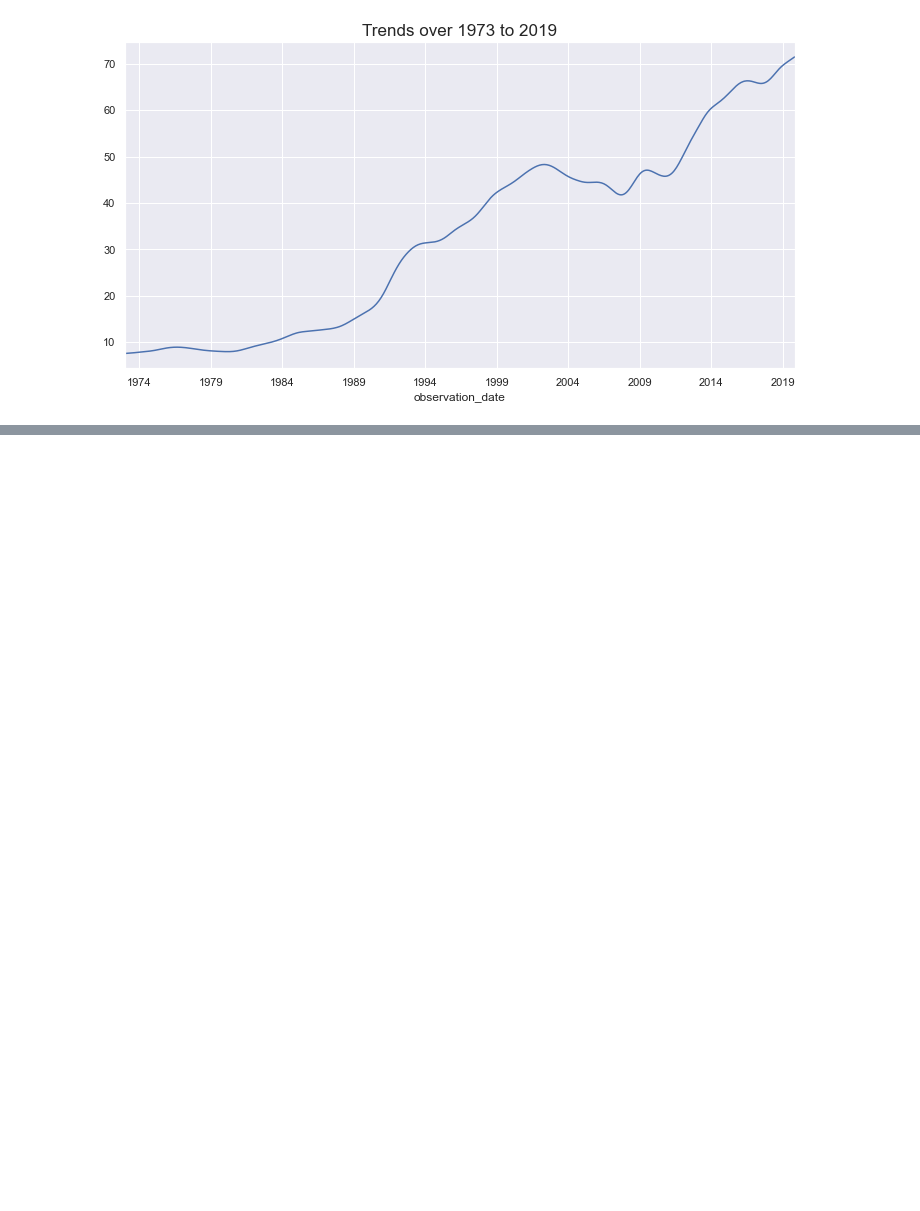
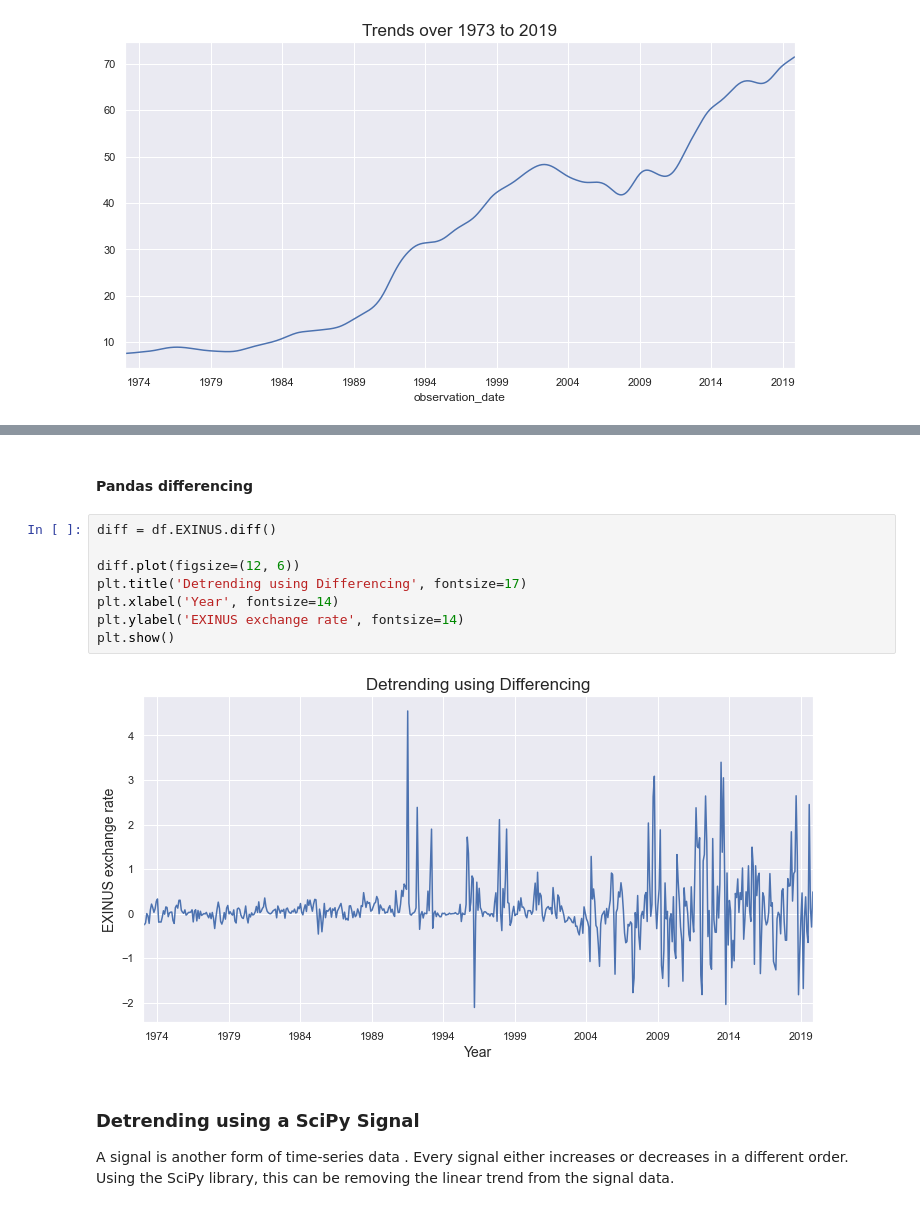
Before and after one commit to dissagaliyeva/python, a Jupyter notebook: time_series/characteristics.ipynb, the cells around one changed output, grey strips where cells are left out. Saved outputs shown, nothing was run; the diff lists cells and outputs as text; blank space fills up the shorter version.

Commit message:
HP, Scipy Signal, Differencing introduction

```diff
--- a/time_series/characteristics.ipynb
+++ b/time_series/characteristics.ipynb
@@ -44,0 +52,16 @@ plt.show()
+# %% [markdown]
+#### Pandas differencing
+# %%
+diff = df.EXINUS.diff()
+
+diff.plot(figsize=(12, 6))
+plt.title('Detrending using Differencing', fontsize=17)
+plt.xlabel('Year', fontsize=14)
+plt.ylabel('EXINUS exchange rate', fontsize=14)
+plt.show()
+# %% [output]
+[figure, added]
+# %% [markdown]
+### Detrending using a SciPy Signal
+
+A signal is another form of time-series data . Every signal either increases or decreases in a different order. Using the SciPy library, this can be removing the linear trend from the signal data.
```
Also changed, not shown: parts of 6 cells of this notebook.
